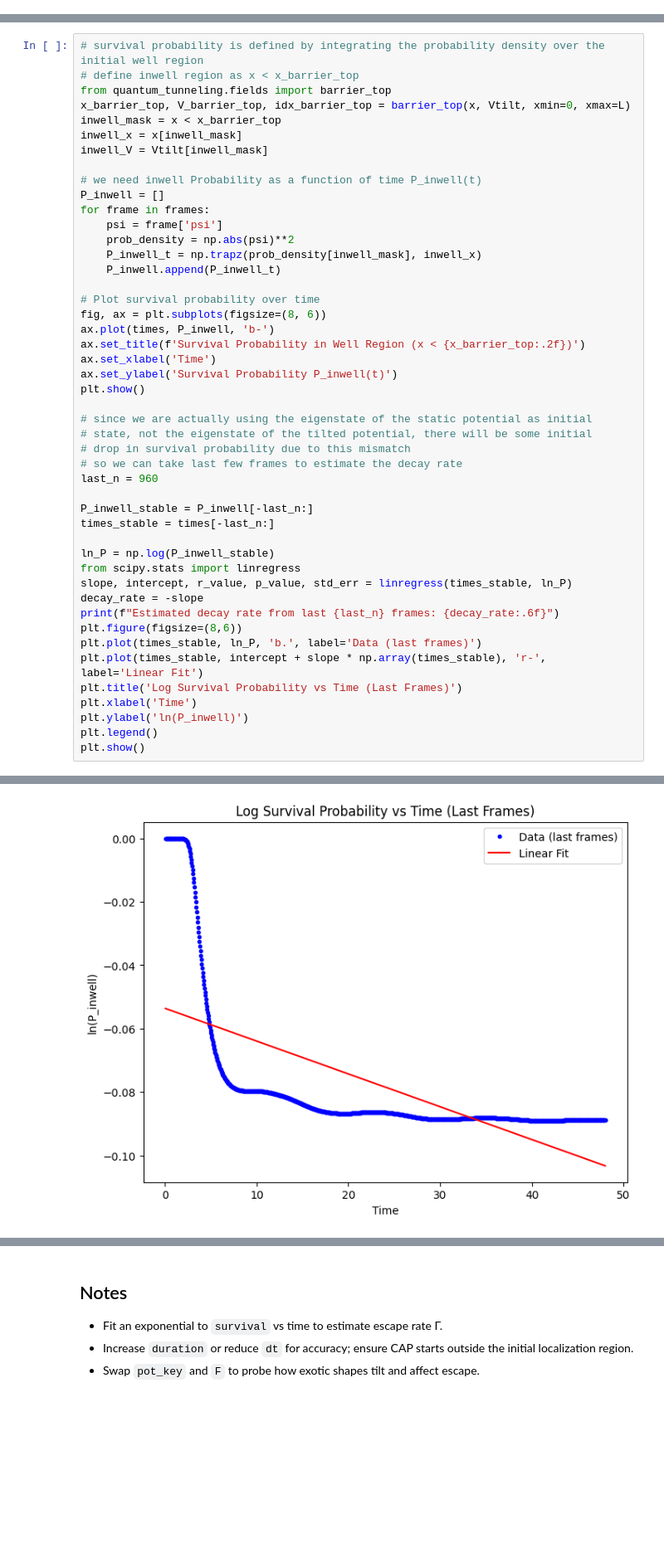
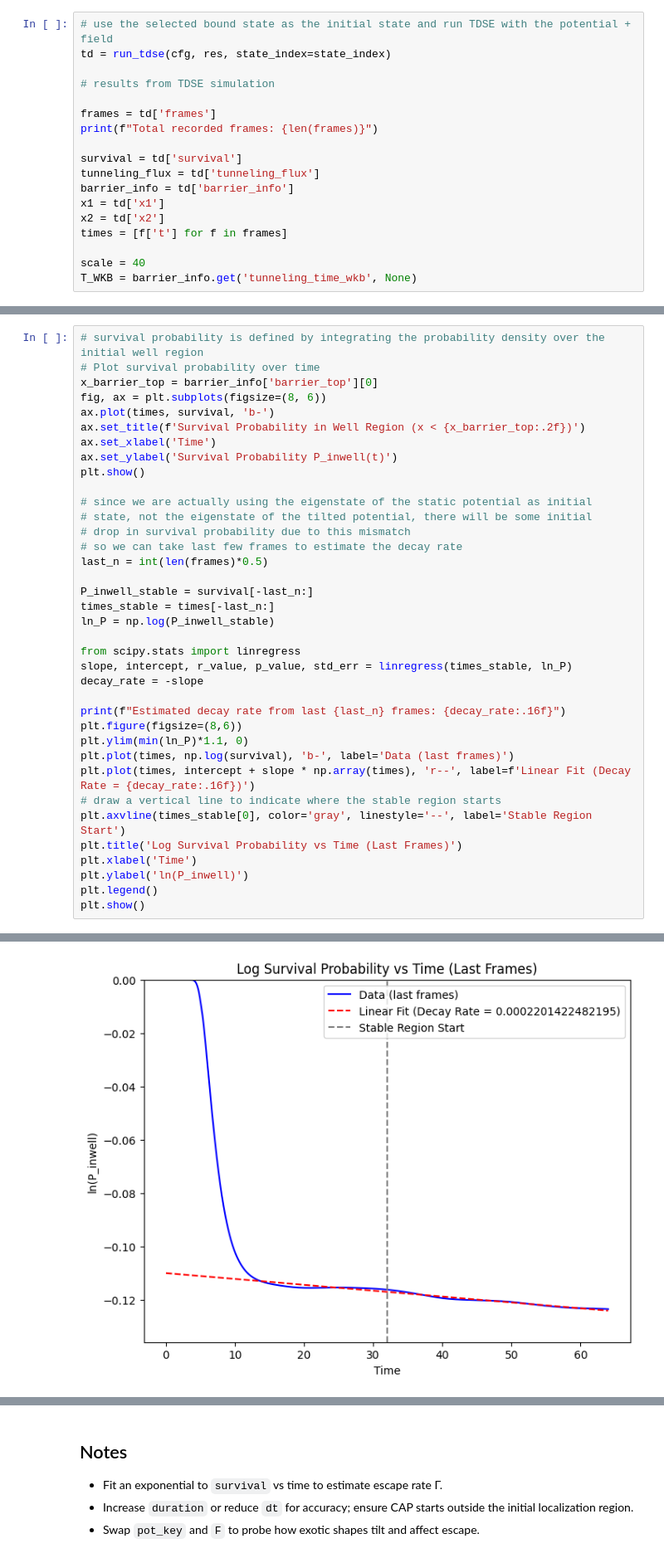
Before and after one commit to POPCORNBOOM/Project-Tunneling-in-Exotic-Quantum-Potentials, a Jupyter notebook: part_d_tdse_v2.ipynb, the cells around one changed output, grey strips where cells are left out. Shown at 83% size. Saved outputs shown, nothing was run; the diff lists cells and outputs as text; blank space fills up the shorter version.

```diff
--- a/part_d_tdse_v2.ipynb
+++ b/part_d_tdse_v2.ipynb
@@ -107,0 +96,18 @@ def update(frame):
+# %%
+# use the selected bound state as the initial state and run TDSE with the potential + field
+td = run_tdse(cfg, res, state_index=state_index)
+
+# results from TDSE simulation
+
+frames = td['frames']
+print(f"Total recorded frames: {len(frames)}")
+
+survival = td['survival']
+tunneling_flux = td['tunneling_flux']
+barrier_info = td['barrier_info']
+x1 = td['x1']
+x2 = td['x2']
+times = [f['t'] for f in frames]
+
+scale = 40
+T_WKB = barrier_info.get('tunneling_time_wkb', None)
@@ -108,23 +116,9 @@ def update(frame):
 # %%
 # survival probability is defined by integrating the probability density over the initial well region
-# define inwell region as x < x_barrier_top
-from quantum_tunneling.fields import barrier_top
-x_barrier_top, V_barrier_top, idx_barrier_top = barrier_top(x, Vtilt, xmin=0, xmax=L)
-inwell_mask = x < x_barrier_top
-inwell_x = x[inwell_mask]
-inwell_V = Vtilt[inwell_mask]
-
-# we need inwell Probability as a function of time P_inwell(t)
-P_inwell = []
-for frame in frames:
-    psi = frame['psi']
-    prob_density = np.abs(psi)**2
-    P_inwell_t = np.trapz(prob_density[inwell_mask], inwell_x)
-    P_inwell.append(P_inwell_t)
-
 # Plot survival probability over time
+x_barrier_top = barrier_info['barrier_top'][0]
 fig, ax = plt.subplots(figsize=(8, 6))
-ax.plot(times, P_inwell, 'b-')
+ax.plot(times, survival, 'b-')
 ax.set_title(f'Survival Probability in Well Region (x < {x_barrier_top:.2f})')
 ax.set_xlabel('Time')
 ax.set_ylabel('Survival Probability P_inwell(t)')
@@ -134,19 +128,23 @@ plt.show()
 # state, not the eigenstate of the tilted potential, there will be some initial
 # drop in survival probability due to this mismatch
 # so we can take last few frames to estimate the decay rate
-last_n = 960
+last_n = int(len(frames)*0.5)
 
-P_inwell_stable = P_inwell[-last_n:]
+P_inwell_stable = survival[-last_n:]
 times_stable = times[-last_n:]
+ln_P = np.log(P_inwell_stable)
 
-ln_P = np.log(P_inwell_stable)
 from scipy.stats import linregress
 slope, intercept, r_value, p_value, std_err = linregress(times_stable, ln_P)
 decay_rate = -slope
-print(f"Estimated decay rate from last {last_n} frames: {decay_rate:.6f}")
+
+print(f"Estimated decay rate from last {last_n} frames: {decay_rate:.16f}")
 plt.figure(figsize=(8,6))
-plt.plot(times_stable, ln_P, 'b.', label='Data (last frames)')
-plt.plot(times_stable, intercept + slope * np.array(times_stable), 'r-', label='Linear Fit')
+plt.ylim(min(ln_P)*1.1, 0)
+plt.plot(times, np.log(survival), 'b-', label='Data (last frames)')
+plt.plot(times, intercept + slope * np.array(times), 'r--', label=f'Linear Fit (Decay Rate = {decay_rate:.16f})')
+# draw a vertical line to indicate where the stable region starts
+plt.axvline(times_stable[0], color='gray', linestyle='--', label='Stable Region Start')
 plt.title('Log Survival Probability vs Time (Last Frames)')
 plt.xlabel('Time')
 plt.ylabel('ln(P_inwell)')
@@ -158 +156 @@ Estimated decay rate from last 960 frames: 0.001034
-[figure, old version]
+[figure, new version]
```
Also changed, not shown: parts of 11 cells of this notebook, 22 other files.
